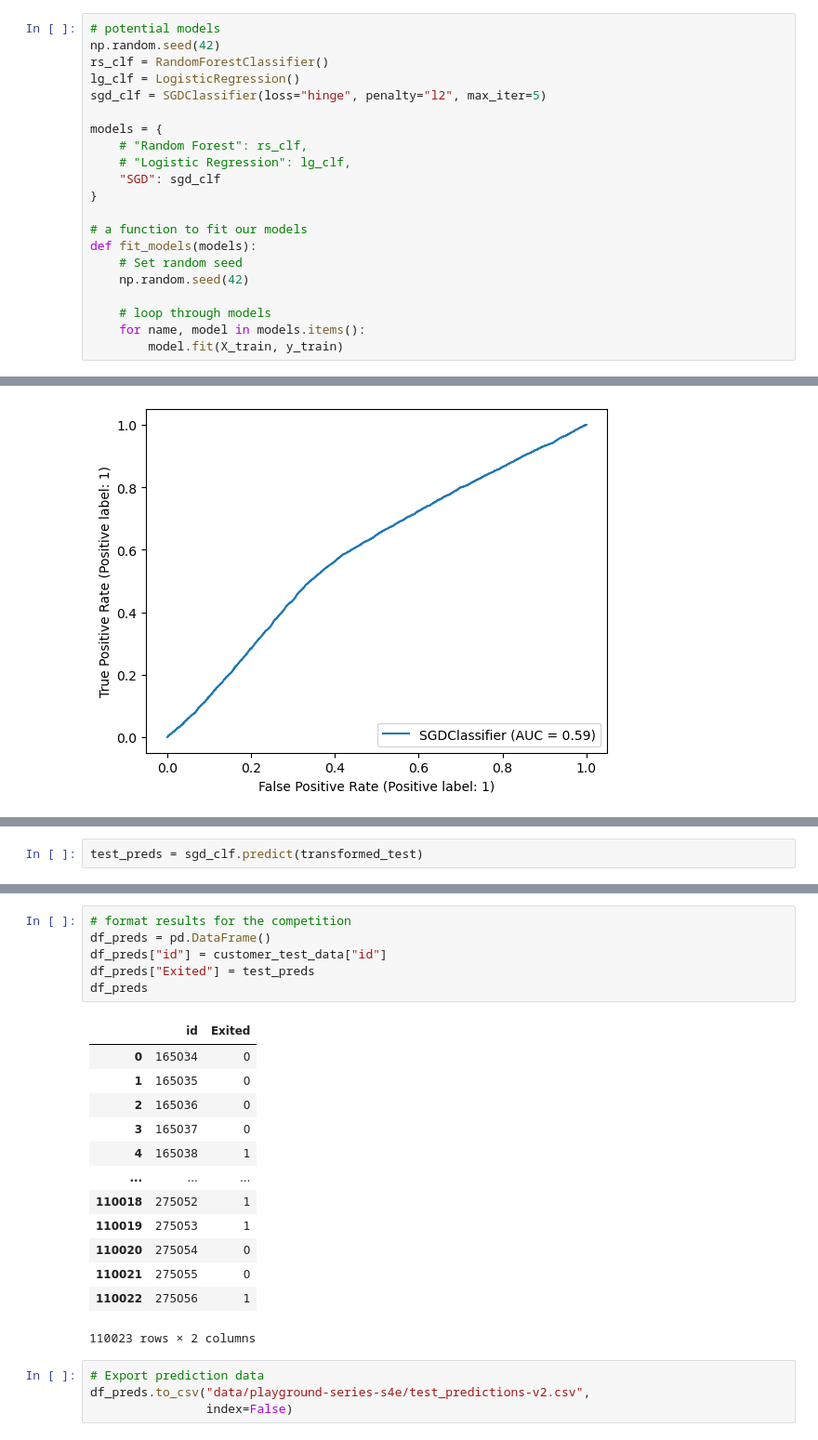
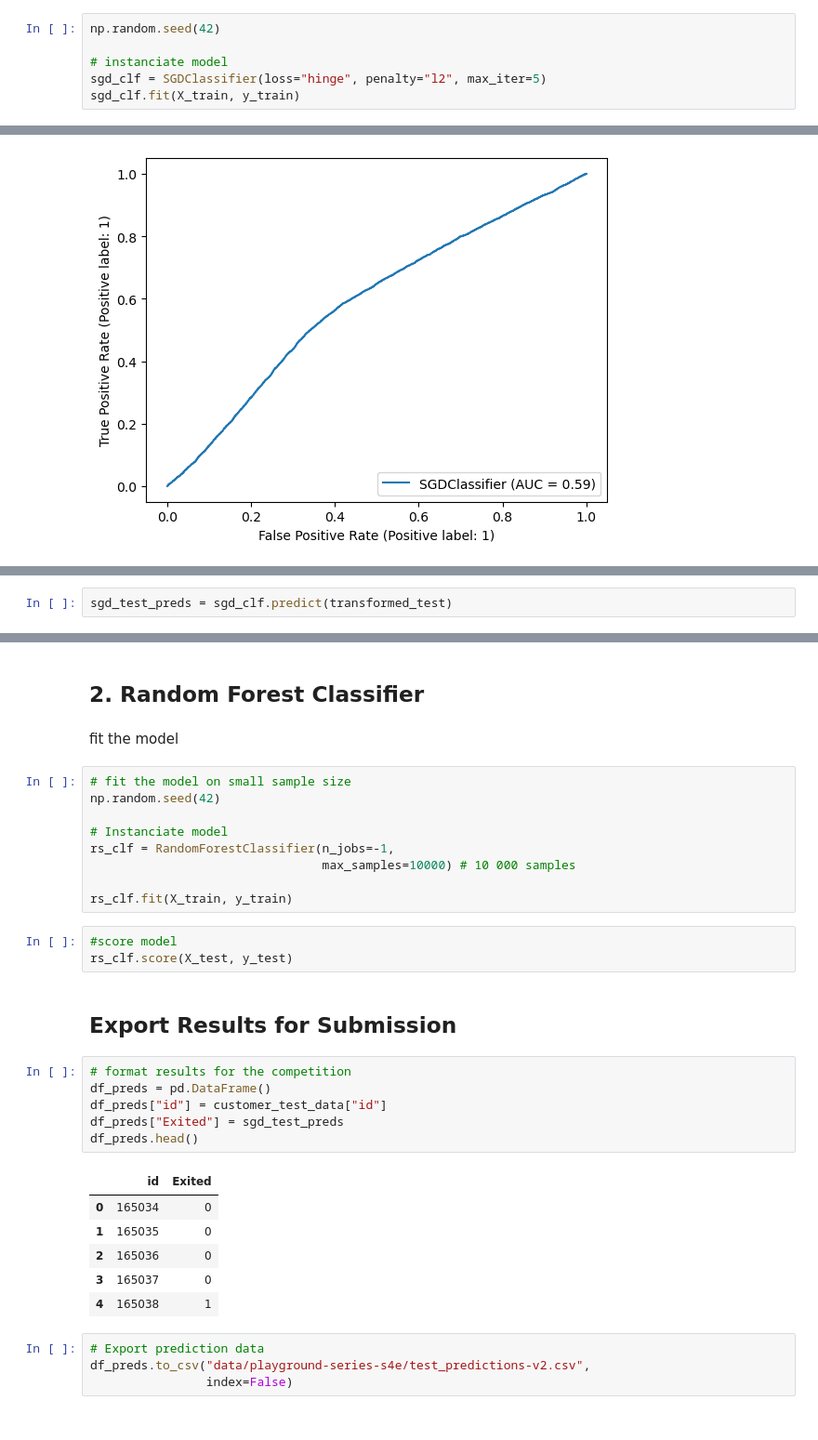
Before and after one commit to GoldenEye37/customer-churn-prediction, a Jupyter notebook: customer-churn-prediction.ipynb, the cells around one changed output, grey strips where cells are left out. Shown at 93% size. Drawn from its saved outputs; the diff is of its cells as text.

Commit message:
SGD model clf reformed

```diff
--- a/customer-churn-prediction.ipynb
+++ b/customer-churn-prediction.ipynb
@@ -359,21 +360,6 @@ KeyboardInterrupt
 # %%
-# potential models
 np.random.seed(42)
-rs_clf = RandomForestClassifier()
-lg_clf = LogisticRegression()
+
+# instanciate model
 sgd_clf = SGDClassifier(loss="hinge", penalty="l2", max_iter=5)
-
-models = {
-    # "Random Forest": rs_clf,
-    # "Logistic Regression": lg_clf,
-    "SGD": sgd_clf
-}
-
-# a function to fit our models
-def fit_models(models):
-    # Set random seed
-    np.random.seed(42)
-
-    # loop through models
-    for name, model in models.items():
-        model.fit(X_train, y_train)
+sgd_clf.fit(X_train, y_train)
@@ -416,2 +401,2 @@ plot_roc_curve = RocCurveDisplay.from_estimator(sgd_clf, X_test, y_test)
 # %%
-test_preds = sgd_clf.predict(transformed_test)
+sgd_test_preds = sgd_clf.predict(transformed_test)
@@ -427,23 +403,34 @@ customer_test_data.head()
+# %% [markdown]
+## 2. Random Forest Classifier
+# %% [markdown]
+fit the model
+# %%
+# fit the model on small sample size
+np.random.seed(42)
+
+# Instanciate model
+rs_clf = RandomForestClassifier(n_jobs=-1,
+                                max_samples=10000) # 10 000 samples
+
+rs_clf.fit(X_train, y_train)
+# %%
+#score model
+rs_clf.score(X_test, y_test)
+# %% [markdown]
+## Export Results for Submission
 # %%
 # format results for the competition
 df_preds = pd.DataFrame()
 df_preds["id"] = customer_test_data["id"]
-df_preds["Exited"] = test_preds
-df_preds
+df_preds["Exited"] = sgd_test_preds
+df_preds.head()
 # %% [output]
 |  | id | Exited |
 | 0 | 165034 | 0 |
 | 1 | 165035 | 0 |
 | 2 | 165036 | 0 |
 | 3 | 165037 | 0 |
 | 4 | 165038 | 1 |
-| ... | ... | ... |
-| 110018 | 275052 | 1 |
-| 110019 | 275053 | 1 |
-| 110020 | 275054 | 0 |
-| 110021 | 275055 | 0 |
-| 110022 | 275056 | 1 |
-110023 rows × 2 columns
 # %%
 # Export prediction data
 df_preds.to_csv("data/playground-series-s4e/test_predictions-v2.csv",
```
Also changed, not shown: parts of 14 cells of this notebook.
